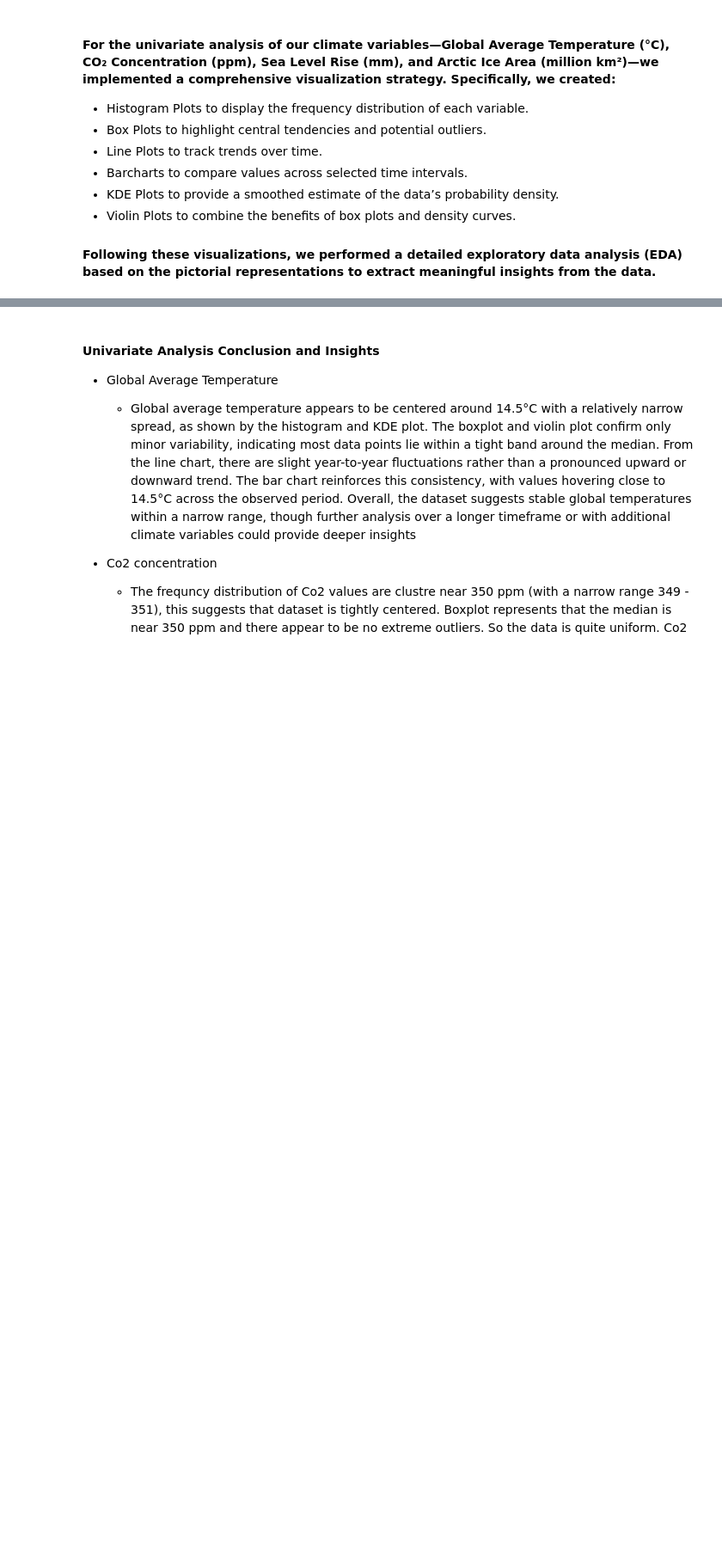
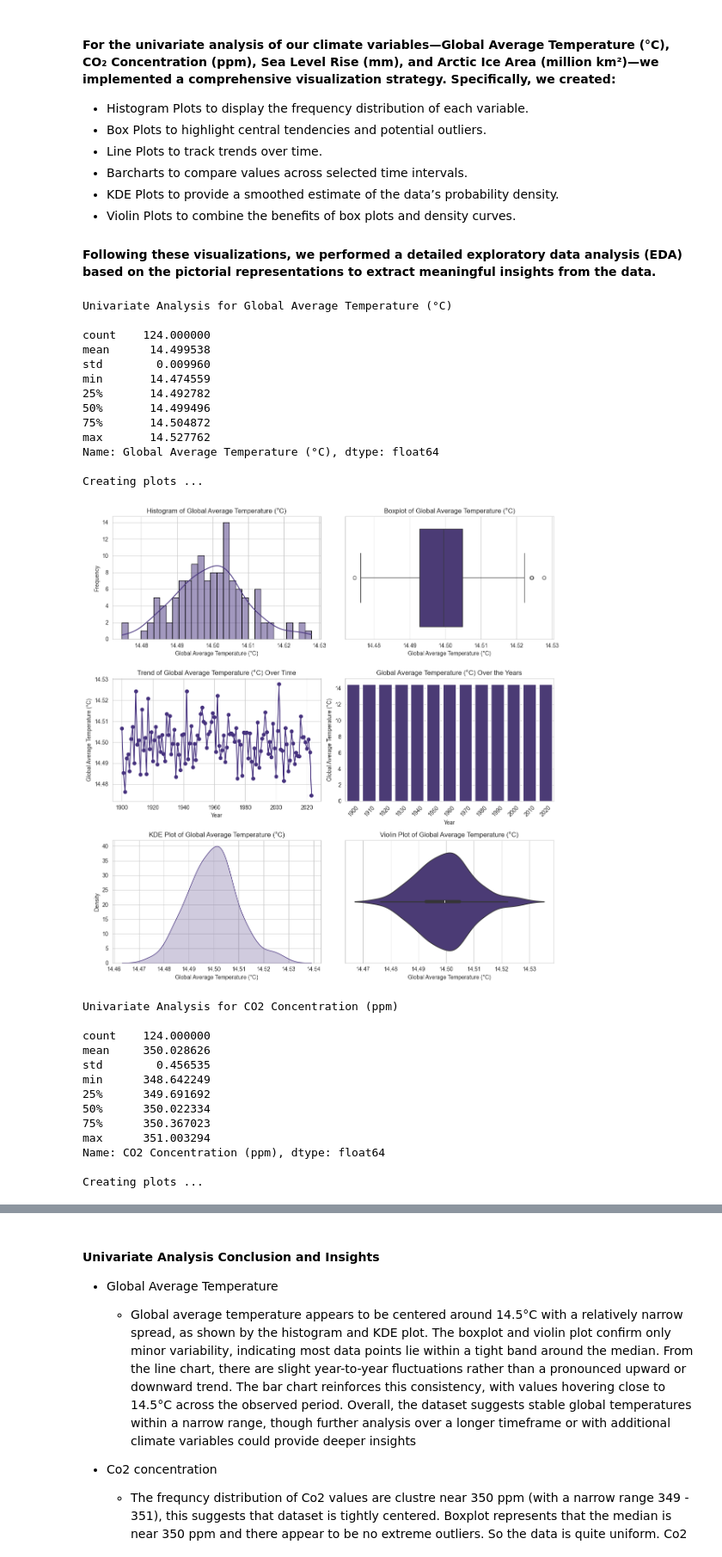
Before and after one commit to Omdena-NIC-Nepal/complete-eda-letsdoit, a Jupyter notebook: climate_eda.ipynb, the cells around one changed output, grey strips where cells are left out. Shown at 86% size. Drawn from its saved outputs; the diff is of its cells as text; code cells hidden in the pictures; blank space fills up the shorter version.

```diff
--- a/climate_eda.ipynb
+++ b/climate_eda.ipynb
@@ -152,31 +152,59 @@ def univariate_analysis(df):
             plt.xlabel('Year')
             plt.ylabel(var)
             plt.grid(True)
 
             # 4. Bar Chart (Every 10 Years)
             plt.subplot(3, 2, 4)
             filtered_data = df[df['Year'] % 10 == 0]  # Select every 10th year
             sns.barplot(x=filtered_data['Year'], y=filtered_data[var])
             plt.title(f'{var} Over the Years')
             plt.xlabel('Year')
             plt.ylabel(var)
             plt.xticks(rotation=45)
 
             # 5. KDE Plot (Replaces Displot)
             plt.subplot(3, 2, 5)
             sns.kdeplot(df[var], fill=True)
             plt.title(f'KDE Plot of {var}')
             plt.xlabel(var)
             plt.ylabel('Density')
 
             # 6. Violin Plot (Better for Distribution Analysis)
             plt.subplot(3, 2, 6)
             sns.violinplot(x=df[var])
             plt.title(f'Violin Plot of {var}')
             plt.xlabel(var)
 
             # Adjust layout and display all subplots together
             plt.tight_layout()
             plt.show()
 
-# univariate_analysis(aggregated_data)
+univariate_analysis(aggregated_data)
+# %% [output]
+Univariate Analysis for Global Average Temperature (°C)
+
+count    124.000000
+mean      14.499538
+std        0.009960
+min       14.474559
+25%       14.492782
+50%       14.499496
+75%       14.504872
+max       14.527762
+Name: Global Average Temperature (°C), dtype: float64
+
+Creating plots ...
+[figure, added]
+Univariate Analysis for CO2 Concentration (ppm)
+
+count    124.000000
+mean     350.028626
+std        0.456535
+min      348.642249
+25%      349.691692
+50%      350.022334
+75%      350.367023
+max      351.003294
+Name: CO2 Concentration (ppm), dtype: float64
+
+Creating plots ...
```
Also changed, not shown: parts of 1 cell of this notebook.
